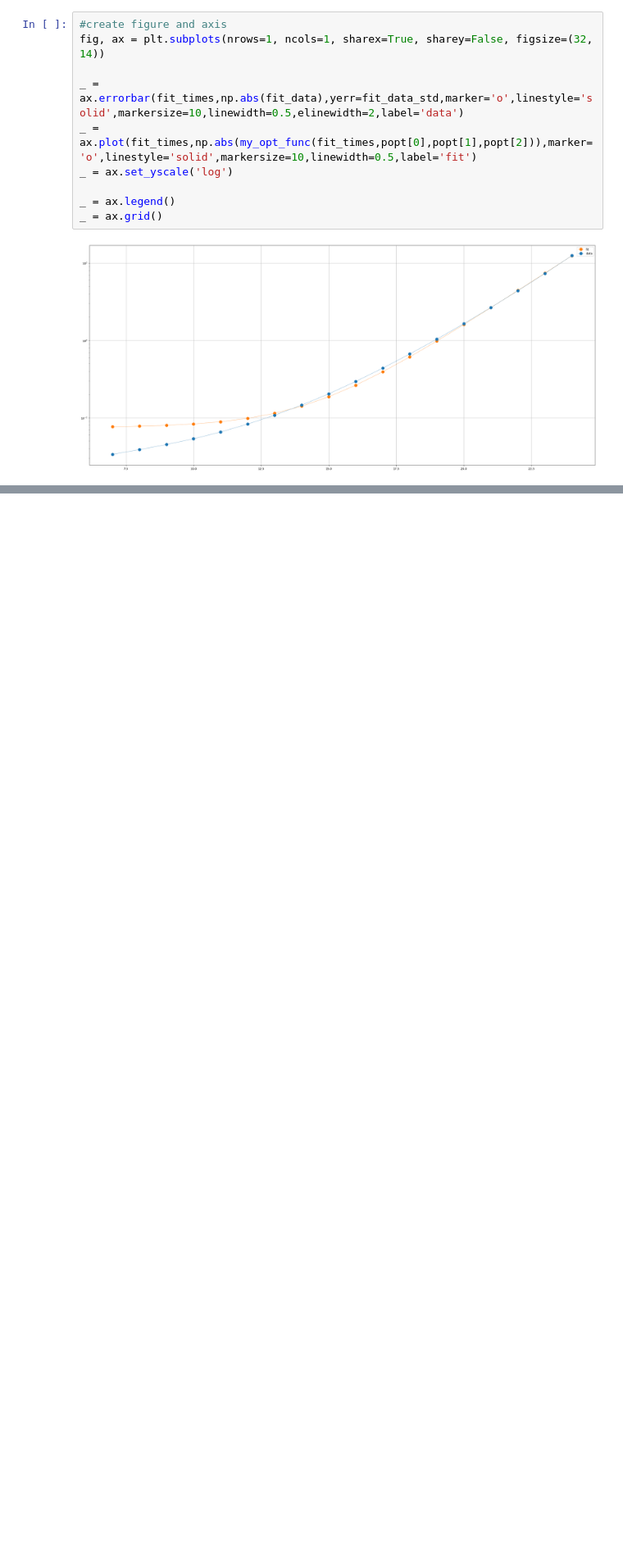
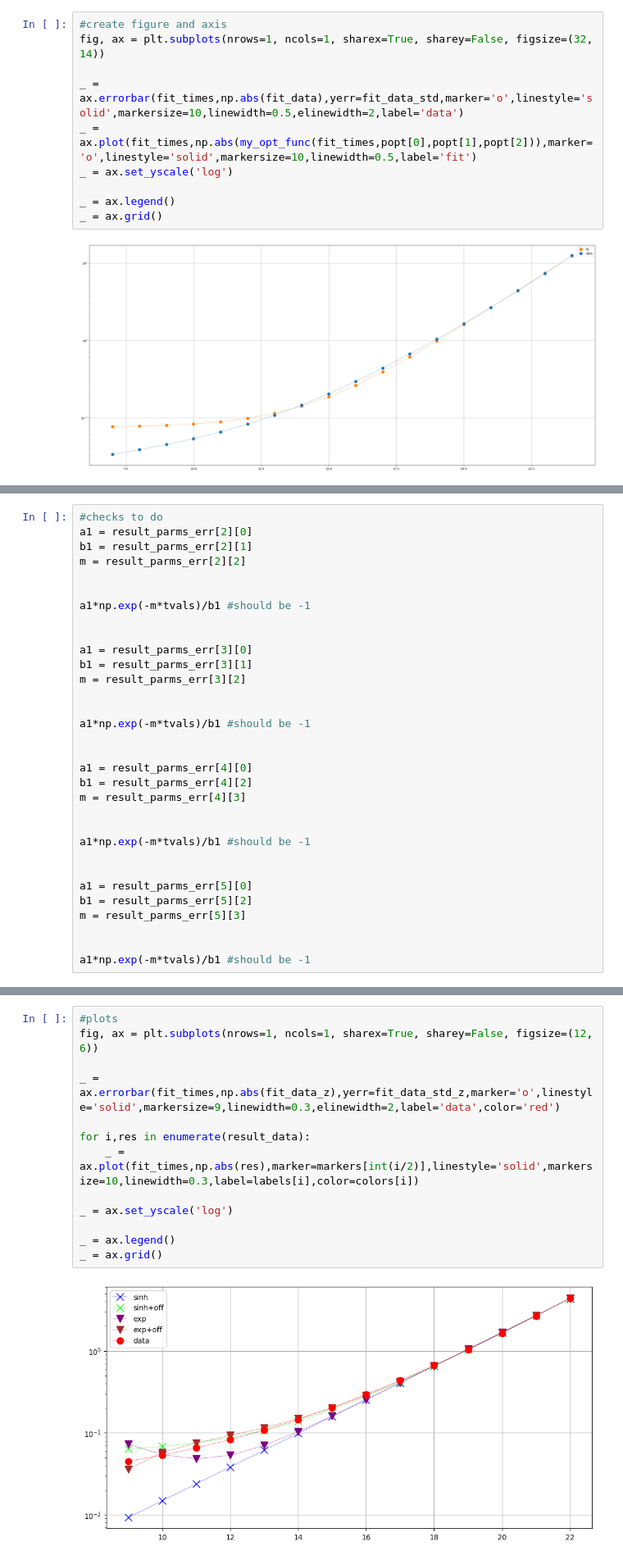
Before and after one commit to Tag-E/Master-Thesis-Work, a Jupyter notebook: python_analysis/fit_2point_notebook.ipynb, the cells around one changed output, grey strips where cells are left out. Shown at 82% size. Drawn from its saved outputs; the diff is of its cells as text; blank space fills up the shorter version.

```diff
--- a/python_analysis/fit_2point_notebook.ipynb
+++ b/python_analysis/fit_2point_notebook.ipynb
@@ -555,0 +673,32 @@ _ = ax.grid()
+# %%
+#checks to do
+a1 = result_parms_err[2][0]
+b1 = result_parms_err[2][1]
+m = result_parms_err[2][2]
+
+
+a1*np.exp(-m*tvals)/b1 #should be -1
+
+
+a1 = result_parms_err[3][0]
+b1 = result_parms_err[3][1]
+m = result_parms_err[3][2]
+
+
+a1*np.exp(-m*tvals)/b1 #should be -1
+
+
+a1 = result_parms_err[4][0]
+b1 = result_parms_err[4][2]
+m = result_parms_err[4][3]
+
+
+a1*np.exp(-m*tvals)/b1 #should be -1
+
+
+a1 = result_parms_err[5][0]
+b1 = result_parms_err[5][2]
+m = result_parms_err[5][3]
+
+
+a1*np.exp(-m*tvals)/b1 #should be -1
@@ -555,0 +777,15 @@ _ = ax.grid()
+# %%
+#plots
+fig, ax = plt.subplots(nrows=1, ncols=1, sharex=True, sharey=False, figsize=(12, 6))
+
+_ = ax.errorbar(fit_times,np.abs(fit_data_z),yerr=fit_data_std_z,marker='o',linestyle='solid',markersize=9,linewidth=0.3,elinewidth=2,label='data',color='red')
+
+for i,res in enumerate(result_data):
+    _ = ax.plot(fit_times,np.abs(res),marker=markers[int(i/2)],linestyle='solid',markersize=10,linewidth=0.3,label=labels[i],color=colors[i])
+
+_ = ax.set_yscale('log')
+
+_ = ax.legend()
+_ = ax.grid()
+# %% [output]
+[figure, added]
```
Also changed, not shown: parts of 20 cells of this notebook, 3 other files.
